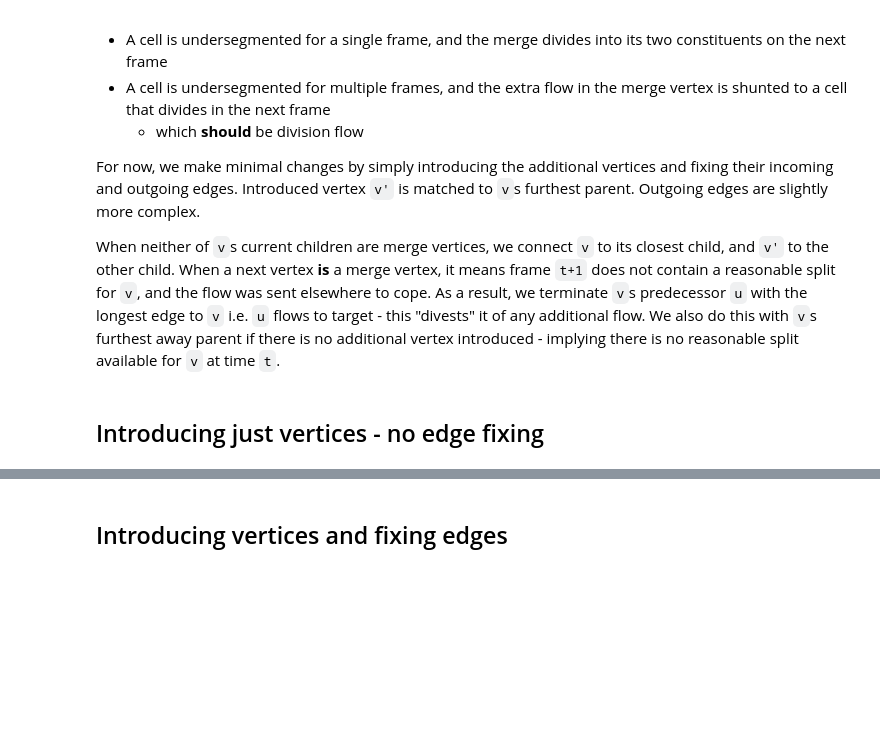
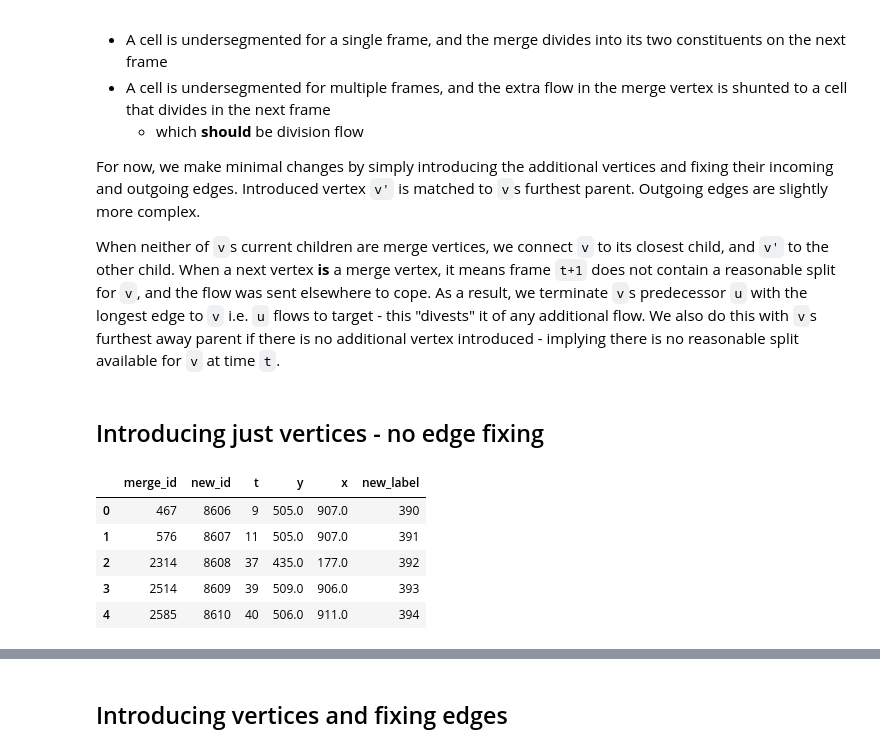
Before and after one commit to DragaDoncila/phd-misc-scripts, a Jupyter notebook: end_to_end.ipynb, the cells around one changed output, grey strips where cells are left out. Saved outputs shown, nothing was run; the diff lists cells and outputs as text; code cells hidden in the pictures; blank space fills up the shorter version.

```diff
--- a/end_to_end.ipynb
+++ b/end_to_end.ipynb
@@ -135,12 +136,12 @@ gt_ims = load_tiff_frames(GT_PATH)
 merge_rows = coords[coords['in-mig'] > 1]
 # %%
 # matching vertices with bounding box overlap
-def get_gt_match_vertices(coords, gt_coords, sol_ims, gt_ims, v_id):
+def get_gt_match_vertices(coords, gt_coords, sol_ims, gt_ims, v_id, label_key='label'):
     from traccuracy.matchers._compute_overlap import get_labels_with_overlap
 
     # get mask of problem blob
-    problem_info = coords.loc[[v_id], ['label', 't']]
-    problem_label = problem_info['label'].values[0]
+    problem_info = coords.loc[[v_id], [label_key, 't']]
+    problem_label = problem_info[label_key].values[0]
     problem_t = problem_info['t'].values[0]
     if (ct := len(problem_info)) > 1:
         raise ValueError(f"Solution label {problem_label} appears {ct} times in frame {problem_t}.")
@@ -367,3 +386,38 @@ for i, _ in merge_rows.iterrows():
     v_info = None
 # %% [markdown]
 ## Introducing just vertices - no edge fixing
+# %%
+introduce_vertices = dict(filter(lambda item: item[1]['decision'] == 'introduce', oracle.items()))
+
+merge_vids = []
+new_vids = []
+new_t = []
+y = []
+x = []
+new_label = []
+for key, v_info in introduce_vertices.items():
+    merge_vids.append(key)
+    v_info = v_info['v_info']
+    new_vids.append(v_info[0])
+    info_list = v_info[1]
+    new_t.append(int(info_list[0]))
+    y.append(info_list[1])
+    x.append(info_list[2])
+    new_label.append(info_list[3])
+# %%
+oracle_intro_df = pd.DataFrame({
+    'merge_id': merge_vids,
+    'new_id': new_vids,
+    't': new_t,
+    'y': y,
+    'x': x,
+    'new_label': new_label
+})
+oracle_intro_df.head()
+# %% [output]
+|  | merge_id | new_id | t | y | x | new_label |
+| 0 | 467 | 8606 | 9 | 505.0 | 907.0 | 390 |
+| 1 | 576 | 8607 | 11 | 505.0 | 907.0 | 391 |
+| 2 | 2314 | 8608 | 37 | 435.0 | 177.0 | 392 |
+| 3 | 2514 | 8609 | 39 | 509.0 | 906.0 | 393 |
+| 4 | 2585 | 8610 | 40 | 506.0 | 911.0 | 394 |
```
Also changed, not shown: parts of 22 cells of this notebook, 40 other files.
